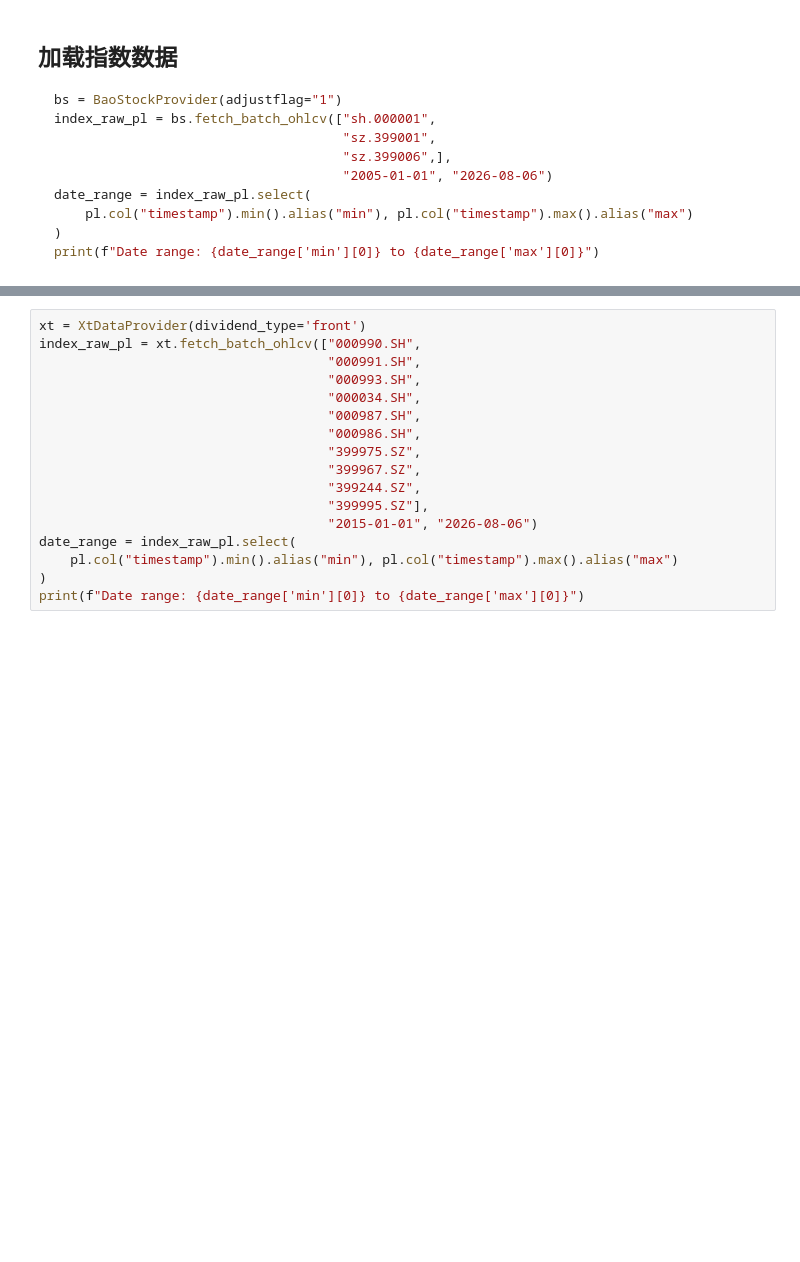
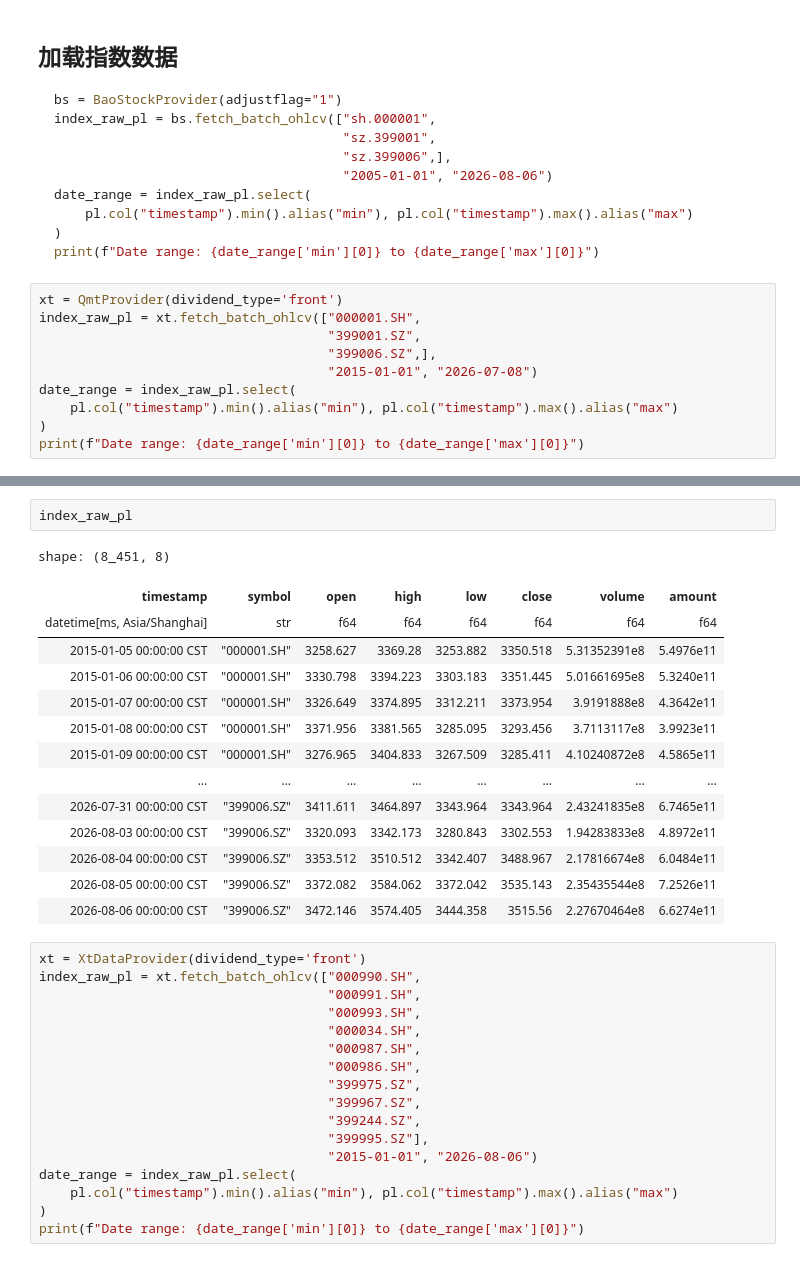
Before and after one commit to wang-jinghui/machine-learning-for-trading, a Jupyter notebook: 01_process_is_edge/factor_regimes_zh.ipynb, the cells around one changed output, grey strips where cells are left out. Saved outputs shown, nothing was run; the diff lists cells and outputs as text; blank space fills up the shorter version.

Commit message:
feat(data): 更新数据接口QmtProvider

````diff
--- a/01_process_is_edge/factor_regimes_zh.ipynb
+++ b/01_process_is_edge/factor_regimes_zh.ipynb
@@ -140,3 +141,13 @@ date_range = index_raw_pl.select(
 )
 print(f"Date range: {date_range['min'][0]} to {date_range['max'][0]}")
 ```
+# %%
+xt = QmtProvider(dividend_type='front')
+index_raw_pl = xt.fetch_batch_ohlcv(["000001.SH",
+                                     "399001.SZ",
+                                     "399006.SZ",],
+                                     "2015-01-01", "2026-07-08")
+date_range = index_raw_pl.select(
+    pl.col("timestamp").min().alias("min"), pl.col("timestamp").max().alias("max")
+)
+print(f"Date range: {date_range['min'][0]} to {date_range['max'][0]}")
@@ -143,3 +161,20 @@ print(f"Date range: {date_range['min'][0]} to {date_range['max'][0]}")
+# %%
+index_raw_pl
+# %% [output]
+shape: (8_451, 8)
+| timestamp | symbol | open | high | low | close | volume | amount |
+| datetime[ms, Asia/Shanghai] | str | f64 | f64 | f64 | f64 | f64 | f64 |
+| 2015-01-05 00:00:00 CST | "000001.SH" | 3258.627 | 3369.28 | 3253.882 | 3350.518 | 5.31352391e8 | 5.4976e11 |
+| 2015-01-06 00:00:00 CST | "000001.SH" | 3330.798 | 3394.223 | 3303.183 | 3351.445 | 5.01661695e8 | 5.3240e11 |
+| 2015-01-07 00:00:00 CST | "000001.SH" | 3326.649 | 3374.895 | 3312.211 | 3373.954 | 3.9191888e8 | 4.3642e11 |
+| 2015-01-08 00:00:00 CST | "000001.SH" | 3371.956 | 3381.565 | 3285.095 | 3293.456 | 3.7113117e8 | 3.9923e11 |
+| 2015-01-09 00:00:00 CST | "000001.SH" | 3276.965 | 3404.833 | 3267.509 | 3285.411 | 4.10240872e8 | 4.5865e11 |
+| … | … | … | … | … | … | … | … |
+| 2026-07-31 00:00:00 CST | "399006.SZ" | 3411.611 | 3464.897 | 3343.964 | 3343.964 | 2.43241835e8 | 6.7465e11 |
+| 2026-08-03 00:00:00 CST | "399006.SZ" | 3320.093 | 3342.173 | 3280.843 | 3302.553 | 1.94283833e8 | 4.8972e11 |
+| 2026-08-04 00:00:00 CST | "399006.SZ" | 3353.512 | 3510.512 | 3342.407 | 3488.967 | 2.17816674e8 | 6.0484e11 |
+| 2026-08-05 00:00:00 CST | "399006.SZ" | 3372.082 | 3584.062 | 3372.042 | 3535.143 | 2.35435544e8 | 7.2526e11 |
+| 2026-08-06 00:00:00 CST | "399006.SZ" | 3472.146 | 3574.405 | 3444.358 | 3515.56 | 2.27670464e8 | 6.6274e11 |
 # %%
 xt = XtDataProvider(dividend_type='front')
 index_raw_pl = xt.fetch_batch_ohlcv(["000990.SH",
````
Also changed, not shown: parts of 8 cells of this notebook.
